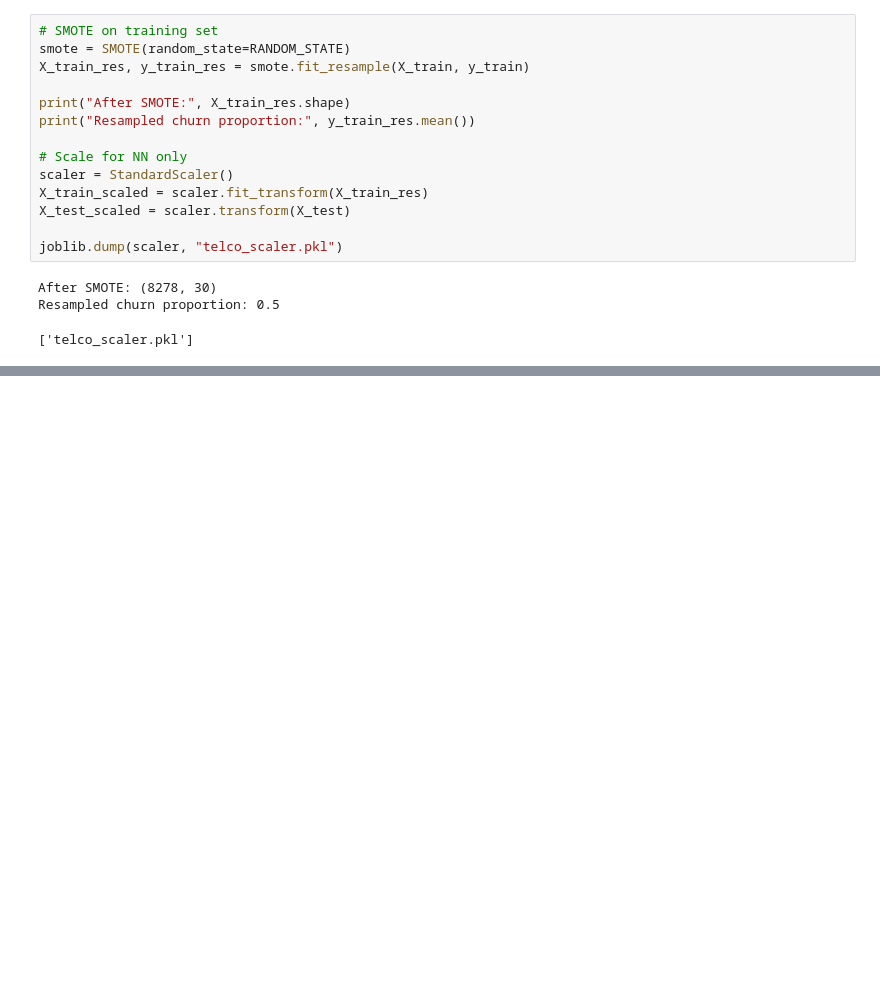
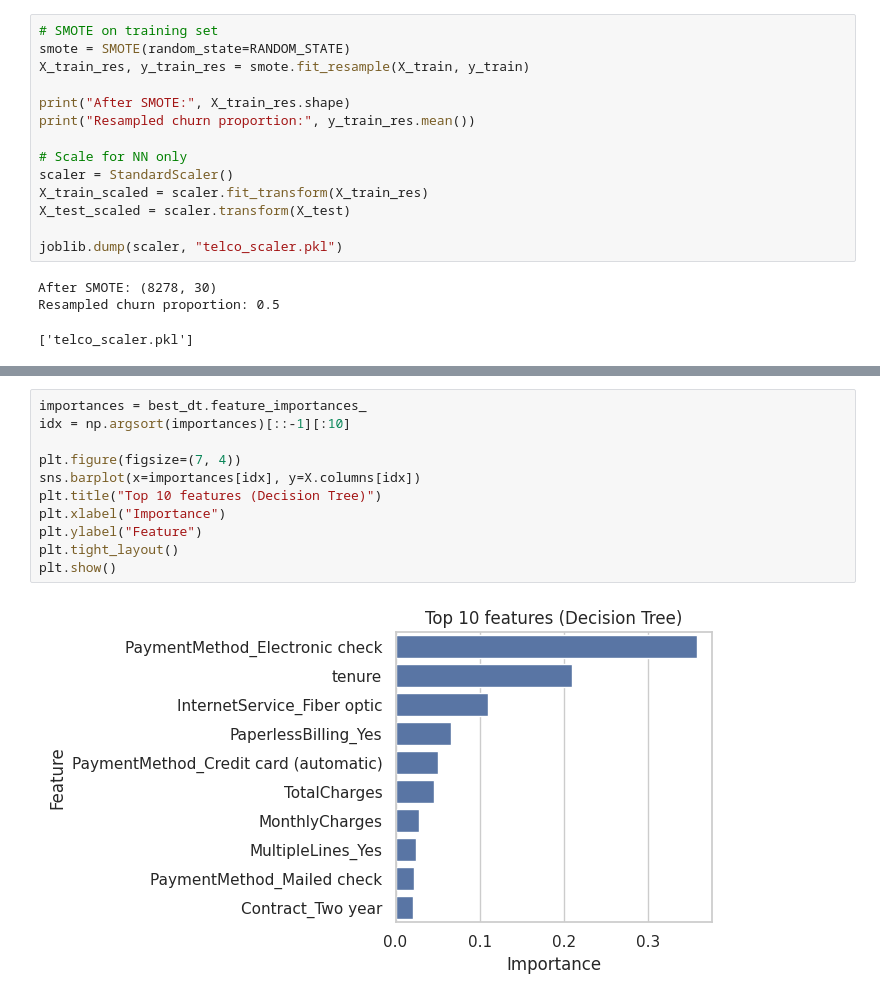
Before and after one commit to DinithYM/ML-CW, a Jupyter notebook: CM2604_CW.ipynb, the cells around one changed output, grey strips where cells are left out. Cells and saved outputs as stored; diff of their text form; blank space fills up the shorter version.

```diff
--- a/CM2604_CW.ipynb
+++ b/CM2604_CW.ipynb
@@ -278,0 +356,13 @@ Resampled churn proportion: 0.5
+# %%
+importances = best_dt.feature_importances_
+idx = np.argsort(importances)[::-1][:10]
+
+plt.figure(figsize=(7, 4))
+sns.barplot(x=importances[idx], y=X.columns[idx])
+plt.title("Top 10 features (Decision Tree)")
+plt.xlabel("Importance")
+plt.ylabel("Feature")
+plt.tight_layout()
+plt.show()
+# %% [output]
+[figure, added]
```
Also changed, not shown: parts of 3 cells of this notebook.
